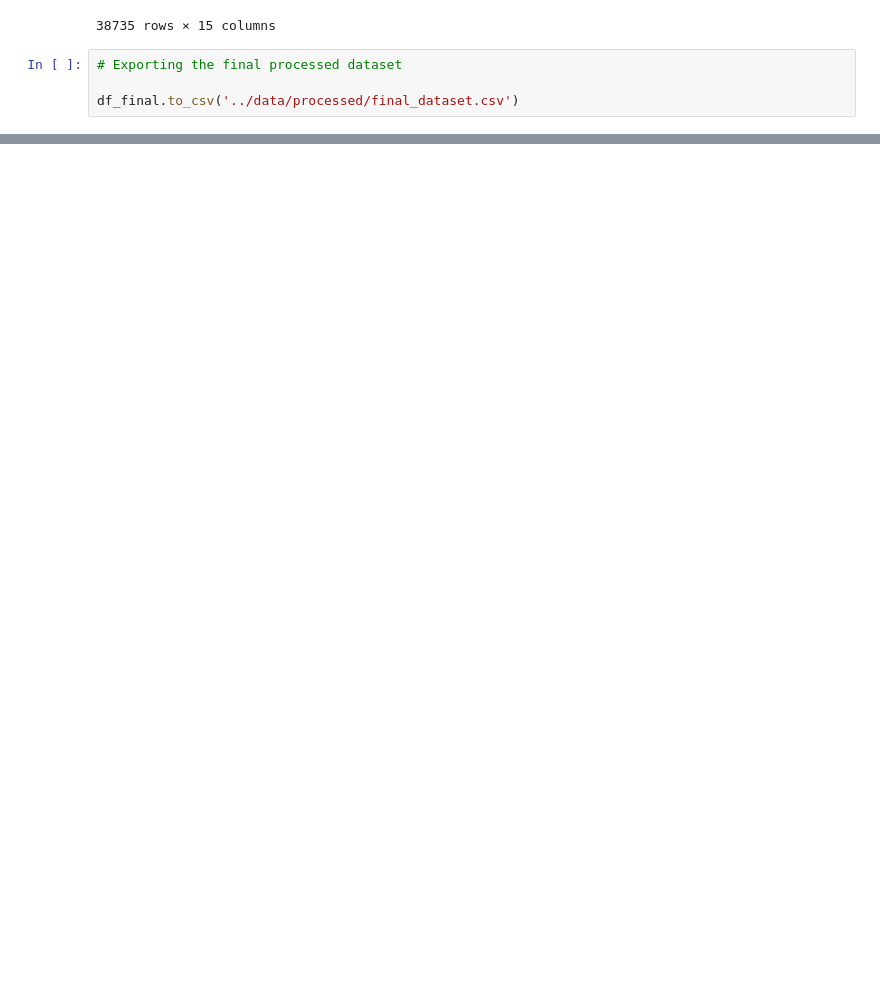
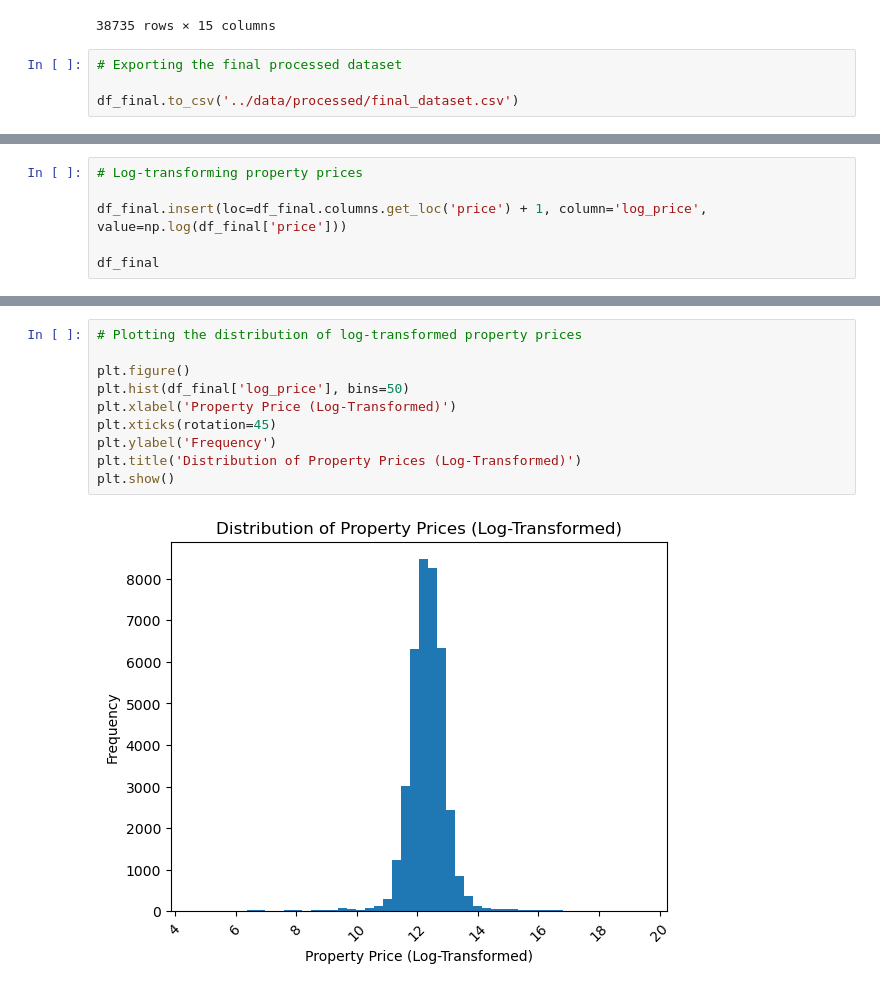
Before and after one commit to jonathanskuy/manchester-property-vs-education, a Jupyter notebook: notebooks/manchester_property_vs_education.ipynb, the cells around one changed output, grey strips where cells are left out. Cells and saved outputs as stored; diff of their text form; blank space fills up the shorter version.

```diff
--- a/notebooks/manchester_property_vs_education.ipynb
+++ b/notebooks/manchester_property_vs_education.ipynb
@@ -862,0 +937,6 @@ df_final.to_csv('../data/processed/final_dataset.csv')
+# %%
+# Log-transforming property prices
+
+df_final.insert(loc=df_final.columns.get_loc('price') + 1, column='log_price', value=np.log(df_final['price']))
+
+df_final
@@ -862,0 +957,12 @@ df_final.to_csv('../data/processed/final_dataset.csv')
+# %%
+# Plotting the distribution of log-transformed property prices
+
+plt.figure()
+plt.hist(df_final['log_price'], bins=50)
+plt.xlabel('Property Price (Log-Transformed)')
+plt.xticks(rotation=45)
+plt.ylabel('Frequency')
+plt.title('Distribution of Property Prices (Log-Transformed)')
+plt.show()
+# %% [output]
+[figure, added]
```
Also changed, not shown: parts of 7 cells of this notebook.
